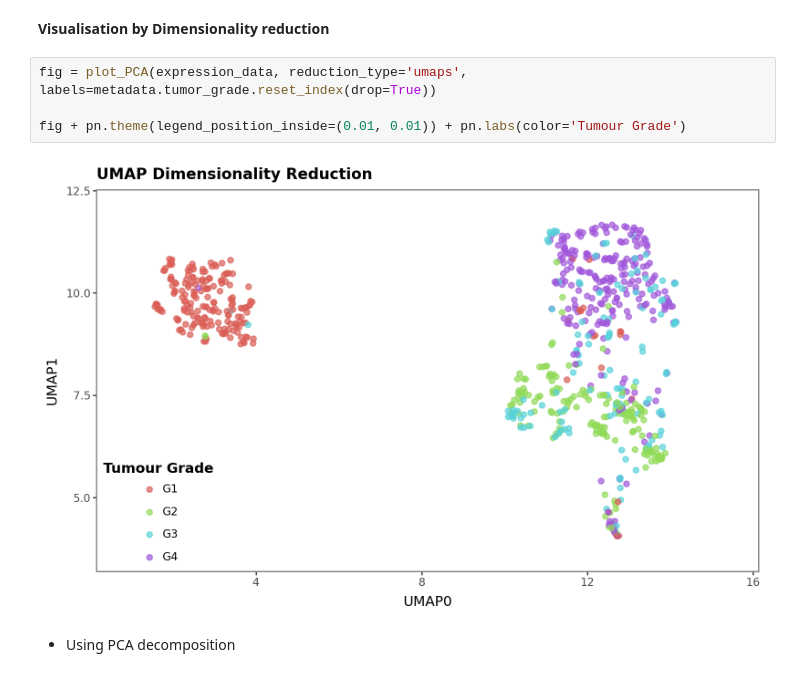
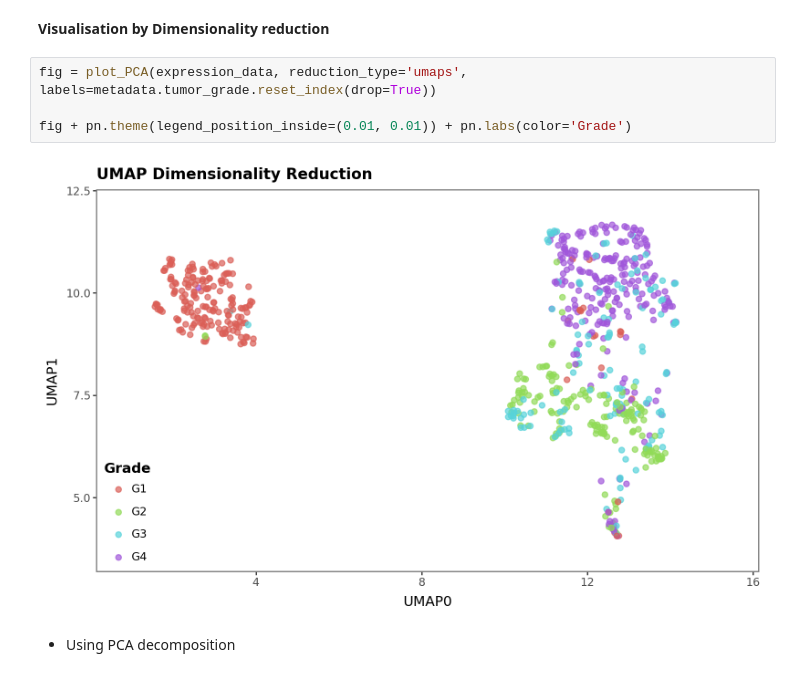
Before and after one commit to Chygos/Projects, a Jupyter notebook: Biology/glioma/ML/predicting_glioma_tumour_grades.ipynb, the cells around one changed output. Saved outputs shown, nothing was run; the diff lists cells and outputs as text.

```diff
--- a/Biology/glioma/ML/predicting_glioma_tumour_grades.ipynb
+++ b/Biology/glioma/ML/predicting_glioma_tumour_grades.ipynb
@@ -79,9 +79,9 @@ __Visualisation by Dimensionality reduction__
 # %%
 fig = plot_PCA(expression_data, reduction_type='umaps', labels=metadata.tumor_grade.reset_index(drop=True))
 
-fig + pn.theme(legend_position_inside=(0.01, 0.01)) + pn.labs(color='Tumour Grade')
+fig + pn.theme(legend_position_inside=(0.01, 0.01)) + pn.labs(color='Grade')
 # %% [output]
-[figure, old version]
+[figure, new version]
 # %% [markdown]
 - Using PCA decomposition
 # %%
```
Also changed, not shown: parts of 36 cells of this notebook, 2 other files.
